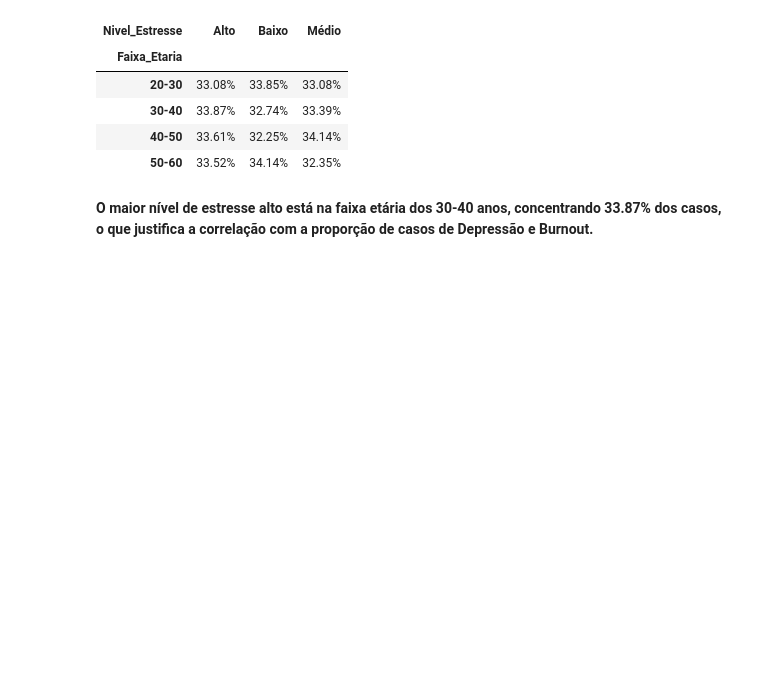
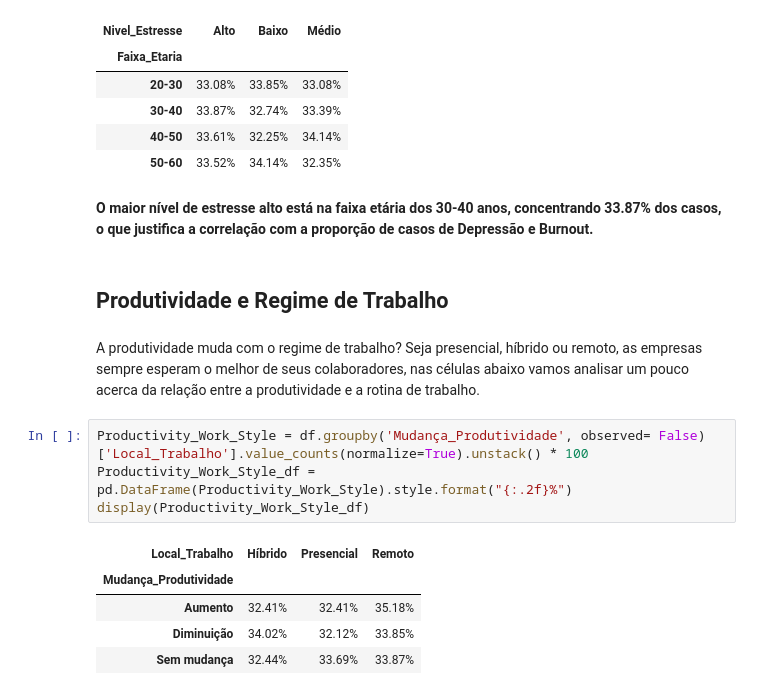
Before and after one commit to joao-gabs/Data-Analysis-Trabalho-e-Saude-, a Jupyter notebook: trsm.ipynb, the cells around one changed output. Drawn from its saved outputs; the diff is of its cells as text; blank space fills up the shorter version.

```diff
--- a/trsm.ipynb
+++ b/trsm.ipynb
@@ -332,3 +331,17 @@ display(stress_Age_df)
 | 50-60 | 33.52% | 34.14% | 32.35% |
 # %% [markdown]
 **O maior nível de estresse alto está na faixa etária dos 30-40 anos, concentrando 33.87% dos casos, o que justifica a correlação com a proporção de casos de Depressão e Burnout.**
+# %% [markdown]
+## Produtividade e Regime de Trabalho
+# %% [markdown]
+  A produtividade muda com o regime de trabalho? Seja presencial, híbrido ou remoto, as empresas sempre esperam o melhor de seus colaboradores, nas células abaixo vamos analisar um pouco acerca da relação entre a produtividade e a rotina de trabalho.
+# %%
+Productivity_Work_Style = df.groupby('Mudança_Produtividade', observed= False)['Local_Trabalho'].value_counts(normalize=True).unstack() * 100
+Productivity_Work_Style_df = pd.DataFrame(Productivity_Work_Style).style.format("{:.2f}%")
+display(Productivity_Work_Style_df)
+# %% [output]
+| Local_Trabalho | Híbrido | Presencial | Remoto |
+| Mudança_Produtividade |  |  |  |
+| Aumento | 32.41% | 32.41% | 35.18% |
+| Diminuição | 34.02% | 32.12% | 33.85% |
+| Sem mudança | 32.44% | 33.69% | 33.87% |
```
Also changed, not shown: parts of 4 cells of this notebook.
